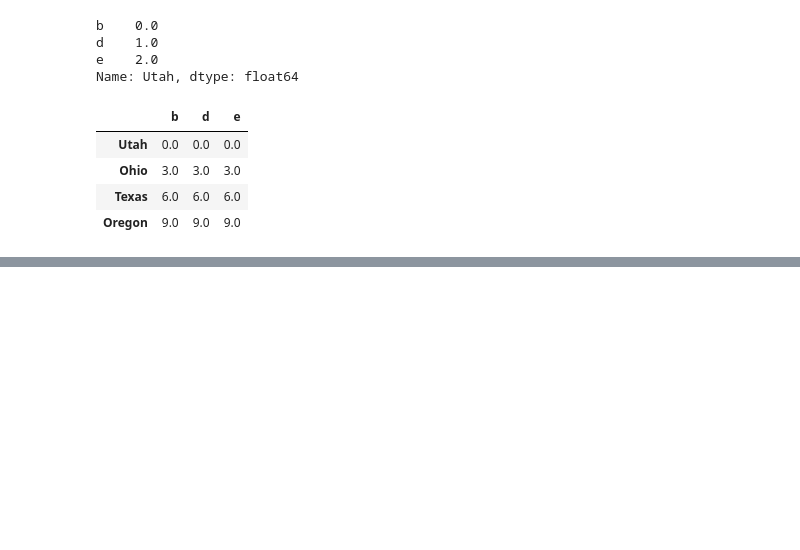
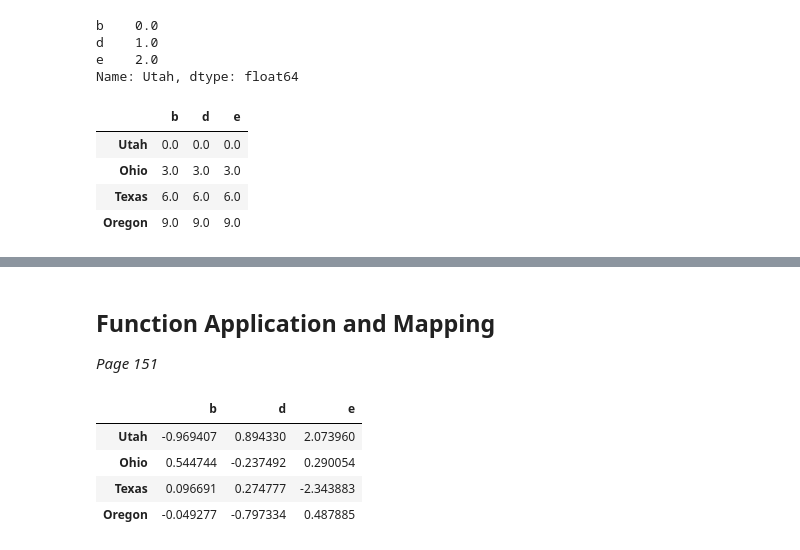
Before and after one commit to shivan-s/PythonForDataAnalysis, a Jupyter notebook: PythonForDataAnalysis_Ch5.ipynb, the cells around one changed output, grey strips where cells are left out. Cells and saved outputs as stored; diff of their text form; code cells hidden in the pictures; blank space fills up the shorter version.

```diff
--- a/PythonForDataAnalysis_Ch5.ipynb
+++ b/PythonForDataAnalysis_Ch5.ipynb
@@ -1043,0 +1077,13 @@ frame - series
+# %% [markdown]
+## Function Application and Mapping
+*Page 151*
+# %%
+frame = pd.DataFrame(np.random.randn(4, 3), columns=list('bde'),
+                    index=['Utah', 'Ohio', 'Texas', 'Oregon'])
+frame
+# %% [output]
+|  | b | d | e |
+| Utah | -0.969407 | 0.894330 | 2.073960 |
+| Ohio | 0.544744 | -0.237492 | 0.290054 |
+| Texas | 0.096691 | 0.274777 | -2.343883 |
+| Oregon | -0.049277 | -0.797334 | 0.487885 |
```
Also changed, not shown: parts of 50 cells of this notebook.
